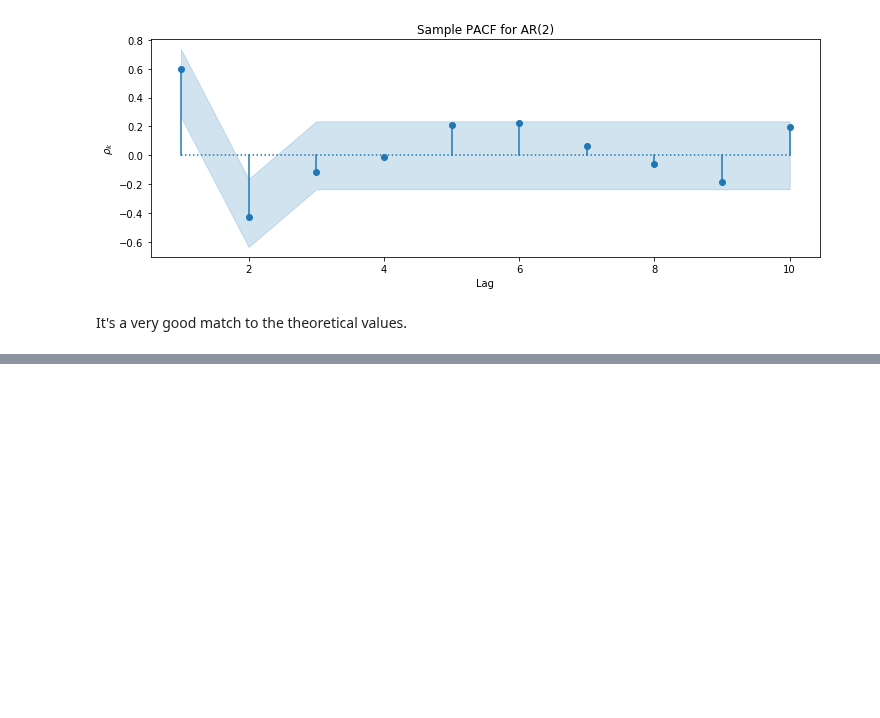
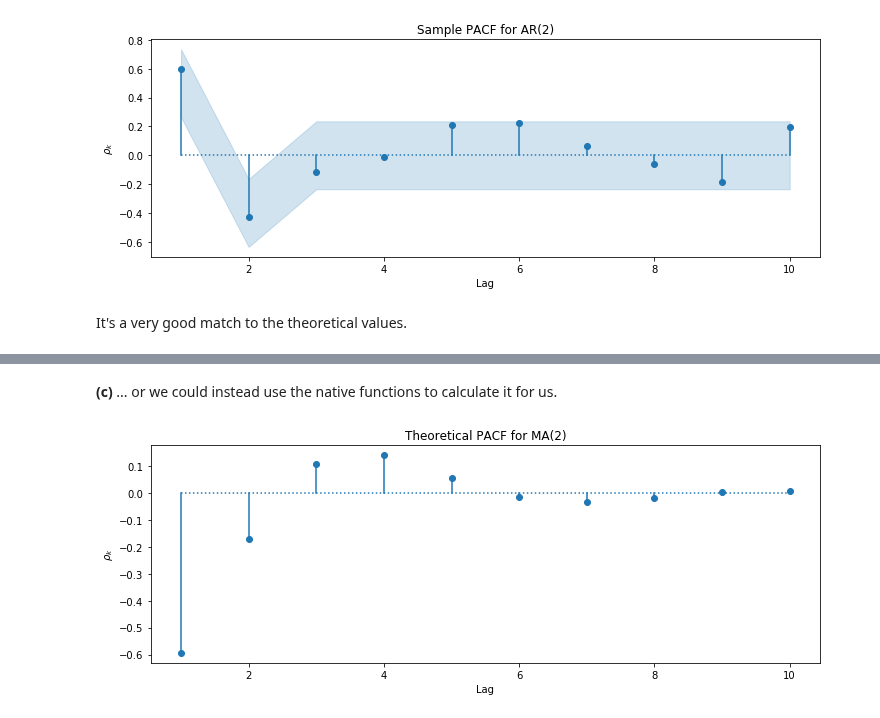
Before and after one commit to telmo-correa/time-series-analysis, a Jupyter notebook: Python/Chapter 06 (Ex 21 - 30) - Model Specification.ipynb, the cells around one changed output, grey strips where cells are left out. Drawn from its saved outputs; the diff is of its cells as text; code cells hidden in the pictures; blank space fills up the shorter version.

```diff
--- a/Python/Chapter 06 (Ex 21 - 30) - Model Specification.ipynb
+++ b/Python/Chapter 06 (Ex 21 - 30) - Model Specification.ipynb
@@ -549,0 +575,7 @@ this model and calculate and plot the sample PACF for this simulation.)
+# %% [markdown]
+**(c)**  ... or we could instead use the native functions to calculate it for us.
+# %%
+t = ArmaProcess(ma=ma2).pacf(lags=11)[1:]
+plot_acf(t, title='Theoretical PACF for MA(2)')
+# %% [output]
+[figure, added]
```
Also changed, not shown: parts of 10 cells of this notebook, 1 other file.
